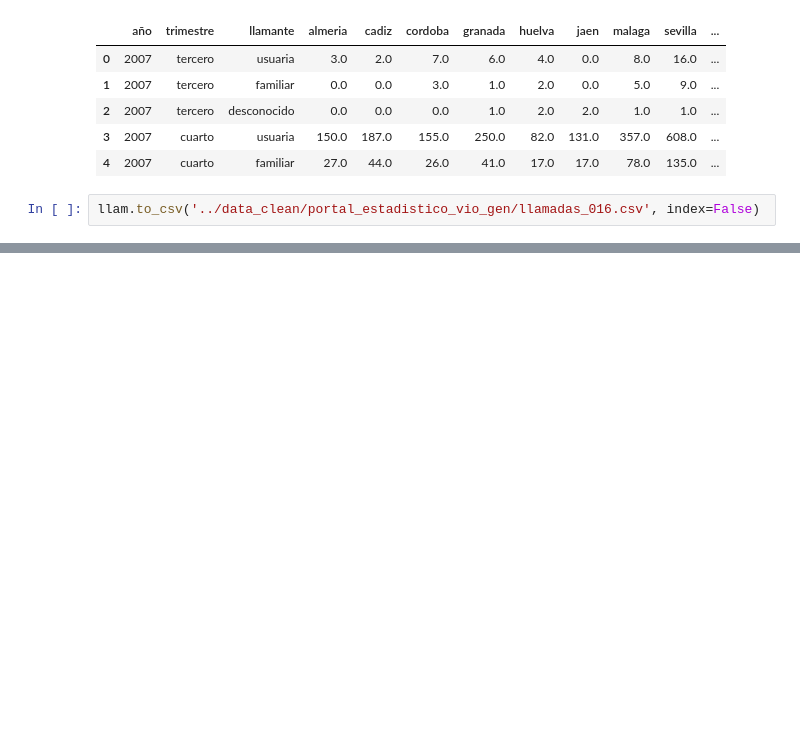
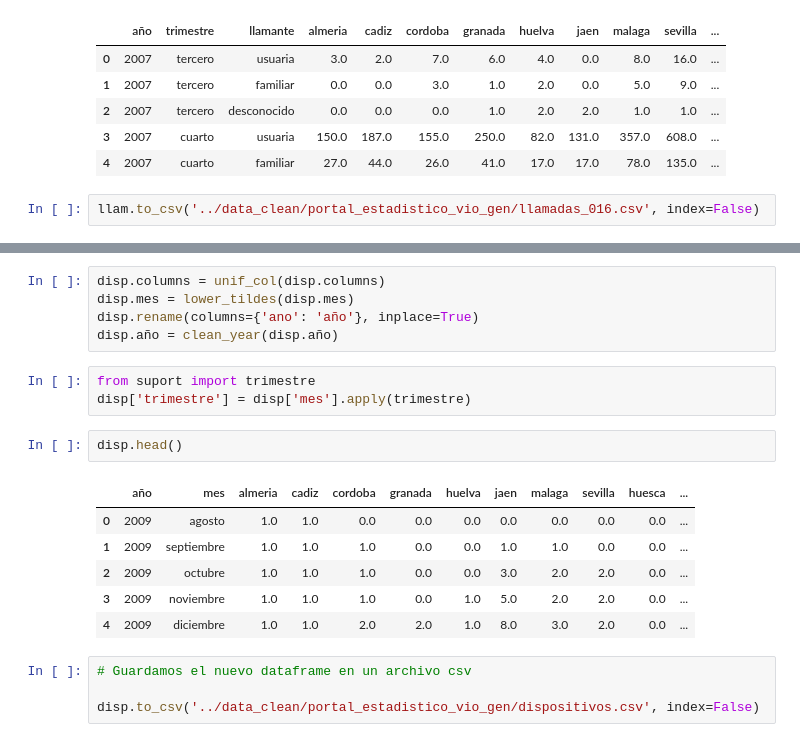
Before and after one commit to NoeRoson/Final_project, a Jupyter notebook: code/limpieza.ipynb, the cells around one changed output, grey strips where cells are left out. Drawn from its saved outputs; the diff is of its cells as text; blank space fills up the shorter version.

```diff
--- a/code/limpieza.ipynb
+++ b/code/limpieza.ipynb
@@ -143,0 +215,21 @@ llam.to_csv('../data_clean/portal_estadistico_vio_gen/llamadas_016.csv', index=F
+# %%
+disp.columns = unif_col(disp.columns)
+disp.mes = lower_tildes(disp.mes)
+disp.rename(columns={'ano': 'año'}, inplace=True)
+disp.año = clean_year(disp.año)
+# %%
+from suport import trimestre
+disp['trimestre'] = disp['mes'].apply(trimestre)
+# %%
+disp.head()
+# %% [output]
+|  | año | mes | almeria | cadiz | cordoba | granada | huelva | jaen | malaga | sevilla | huesca | ... |
+| 0 | 2009 | agosto | 1.0 | 1.0 | 0.0 | 0.0 | 0.0 | 0.0 | 0.0 | 0.0 | 0.0 | ... |
+| 1 | 2009 | septiembre | 1.0 | 1.0 | 1.0 | 0.0 | 0.0 | 1.0 | 1.0 | 0.0 | 0.0 | ... |
+| 2 | 2009 | octubre | 1.0 | 1.0 | 1.0 | 0.0 | 0.0 | 3.0 | 2.0 | 2.0 | 0.0 | ... |
+| 3 | 2009 | noviembre | 1.0 | 1.0 | 1.0 | 0.0 | 1.0 | 5.0 | 2.0 | 2.0 | 0.0 | ... |
+| 4 | 2009 | diciembre | 1.0 | 1.0 | 2.0 | 2.0 | 1.0 | 8.0 | 3.0 | 2.0 | 0.0 | ... |
+# %%
+# Guardamos el nuevo dataframe en un archivo csv
+
+disp.to_csv('../data_clean/portal_estadistico_vio_gen/dispositivos.csv', index=False)
```
Also changed, not shown: parts of 13 cells of this notebook, 5 other files.
